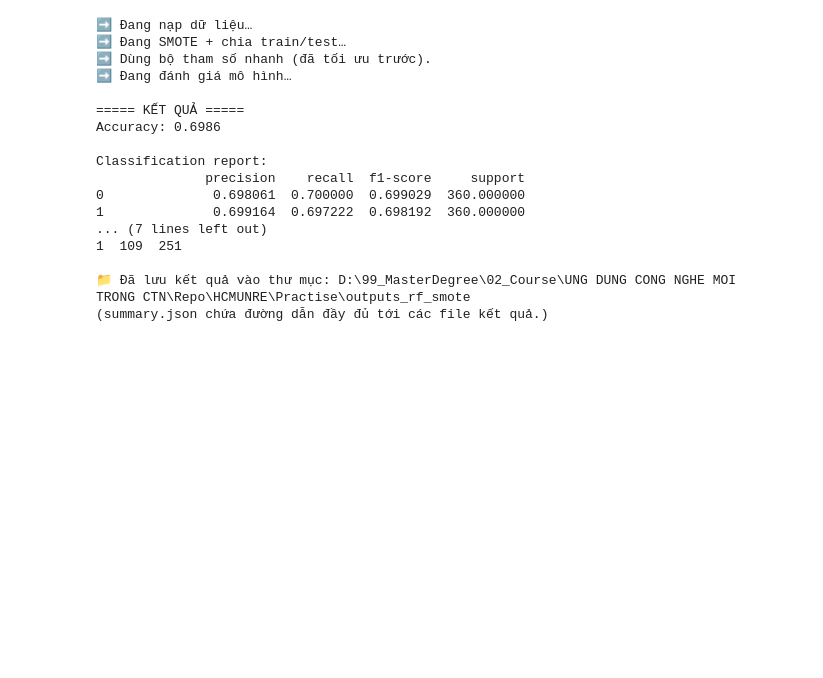
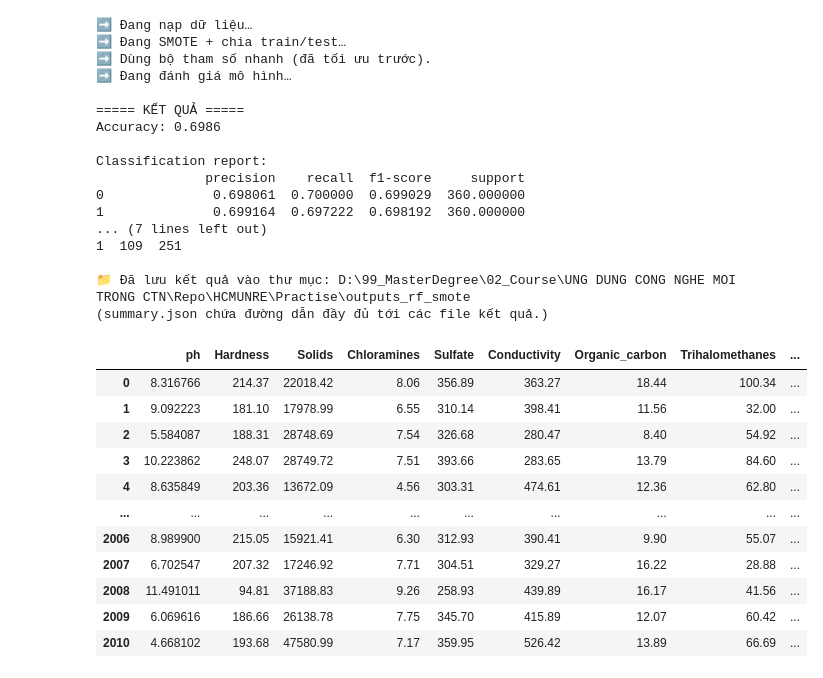
Before and after one commit to mrhuydd/HCMUNRE, a Jupyter notebook: Practise/B1.ipynb, the cells around one changed output. Saved outputs shown, nothing was run; the diff lists cells and outputs as text; code cells hidden in the pictures; blank space fills up the shorter version.

Commit message:
Predict

```diff
--- a/Practise/B1.ipynb
+++ b/Practise/B1.ipynb
@@ -377,3 +377,86 @@ Classification report:
 
 📁 Đã lưu kết quả vào thư mục: D:\99_MasterDegree\02_Course\UNG DUNG CONG NGHE MOI TRONG CTN\Repo\HCMUNRE\Practise\outputs_rf_smote
 (summary.json chứa đường dẫn đầy đủ tới các file kết quả.)
+# %%
+# Thêm cột dự đoán (0/1) vào dữ liệu và xuất file mới
+import pandas as pd
+from imblearn.over_sampling import SMOTE
+from sklearn.ensemble import RandomForestClassifier
+from pathlib import Path
+import os
+
+# Đọc dữ liệu gốc
+# Sửa lỗi: kiểm tra đường dẫn, nếu không tồn tại thì báo lỗi rõ ràng
+in_path = Path("clean_data.csv")
+if not in_path.exists():
+    # Thử tìm trong thư mục hiện tại
+    alt_path = Path.cwd() / "clean_data.csv"
+    if alt_path.exists():
+        in_path = alt_path
+    else:
+        raise FileNotFoundError(
+            f"Không tìm thấy file dữ liệu: {in_path.resolve()}\n"
+            "Hãy chắc chắn rằng file 'clean_data.csv' nằm trong thư mục làm việc hiện tại."
+        )
+
+df = pd.read_csv(in_path)
+
+# Kiểm tra cột Potability có tồn tại không
+if "Potability" not in df.columns:
+    raise ValueError("File dữ liệu không có cột 'Potability'.")
+
+# Chuẩn bị X, y
+X = df.drop(columns=["Potability"])
+y = df["Potability"].astype(int)
+
+# Cân bằng dữ liệu để huấn luyện
+smote = SMOTE(random_state=42)
+X_res, y_res = smote.fit_resample(X, y)
+
+# Huấn luyện mô hình (bộ tham số đã dùng trước đó, chạy nhanh & cho chất lượng tốt)
+rf = RandomForestClassifier(
+    n_estimators=200,
+    max_depth=30,
+    min_samples_split=2,
+    min_samples_leaf=1,
+    random_state=42,
+    n_jobs=-1
+)
+rf.fit(X_res, y_res)
+
+# Dự đoán cho TOÀN BỘ dữ liệu gốc
+preds = rf.predict(X).astype(int)
+
+# Thêm cột dự đoán
+df["Predicted_Potability"] = preds  # 0 = không uống được, 1 = uống được
+
+# Lưu file mới
+out_path = Path("clean_data_with_predictions.csv")
+df.to_csv(out_path, index=False, encoding="utf-8-sig")
+
+# Hiển thị bảng để bạn xem trực tiếp (nếu dùng notebook, dùng display)
+try:
+    from IPython.display import display
+    display(df)
+except ImportError:
+    print(df.head())
+
+# In tóm tắt phân bố nhãn dự đoán
+pred_counts = df["Predicted_Potability"].value_counts().sort_index()
+print("Tổng quan dự đoán:")
+print(f"0 (không uống được): {pred_counts.get(0, 0)} mẫu")
+print(f"1 (uống được): {pred_counts.get(1, 0)} mẫu")
+print(f"Đã lưu file kết quả: {out_path.resolve()}")
+# %% [output]
+|  | ph | Hardness | Solids | Chloramines | Sulfate | Conductivity | Organic_carbon | Trihalomethanes | ... |
+| 0 | 8.316766 | 214.37 | 22018.42 | 8.06 | 356.89 | 363.27 | 18.44 | 100.34 | ... |
+| 1 | 9.092223 | 181.10 | 17978.99 | 6.55 | 310.14 | 398.41 | 11.56 | 32.00 | ... |
+| 2 | 5.584087 | 188.31 | 28748.69 | 7.54 | 326.68 | 280.47 | 8.40 | 54.92 | ... |
+| 3 | 10.223862 | 248.07 | 28749.72 | 7.51 | 393.66 | 283.65 | 13.79 | 84.60 | ... |
+| 4 | 8.635849 | 203.36 | 13672.09 | 4.56 | 303.31 | 474.61 | 12.36 | 62.80 | ... |
+| ... | ... | ... | ... | ... | ... | ... | ... | ... | ... |
+| 2006 | 8.989900 | 215.05 | 15921.41 | 6.30 | 312.93 | 390.41 | 9.90 | 55.07 | ... |
+| 2007 | 6.702547 | 207.32 | 17246.92 | 7.71 | 304.51 | 329.27 | 16.22 | 28.88 | ... |
+| 2008 | 11.491011 | 94.81 | 37188.83 | 9.26 | 258.93 | 439.89 | 16.17 | 41.56 | ... |
+| 2009 | 6.069616 | 186.66 | 26138.78 | 7.75 | 345.70 | 415.89 | 12.07 | 60.42 | ... |
+| 2010 | 4.668102 | 193.68 | 47580.99 | 7.17 | 359.95 | 526.42 | 13.89 | 66.69 | ... |
```
Also changed, not shown: parts of 1 cell of this notebook, 1 other file.
